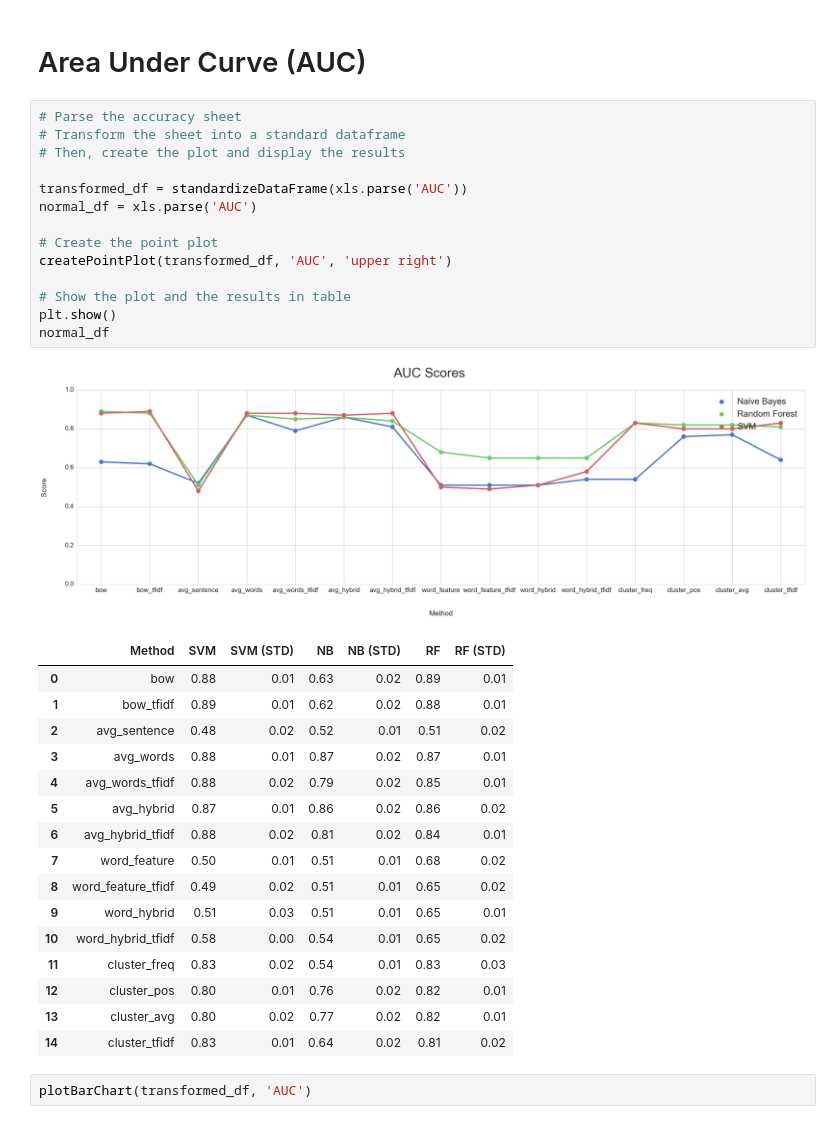
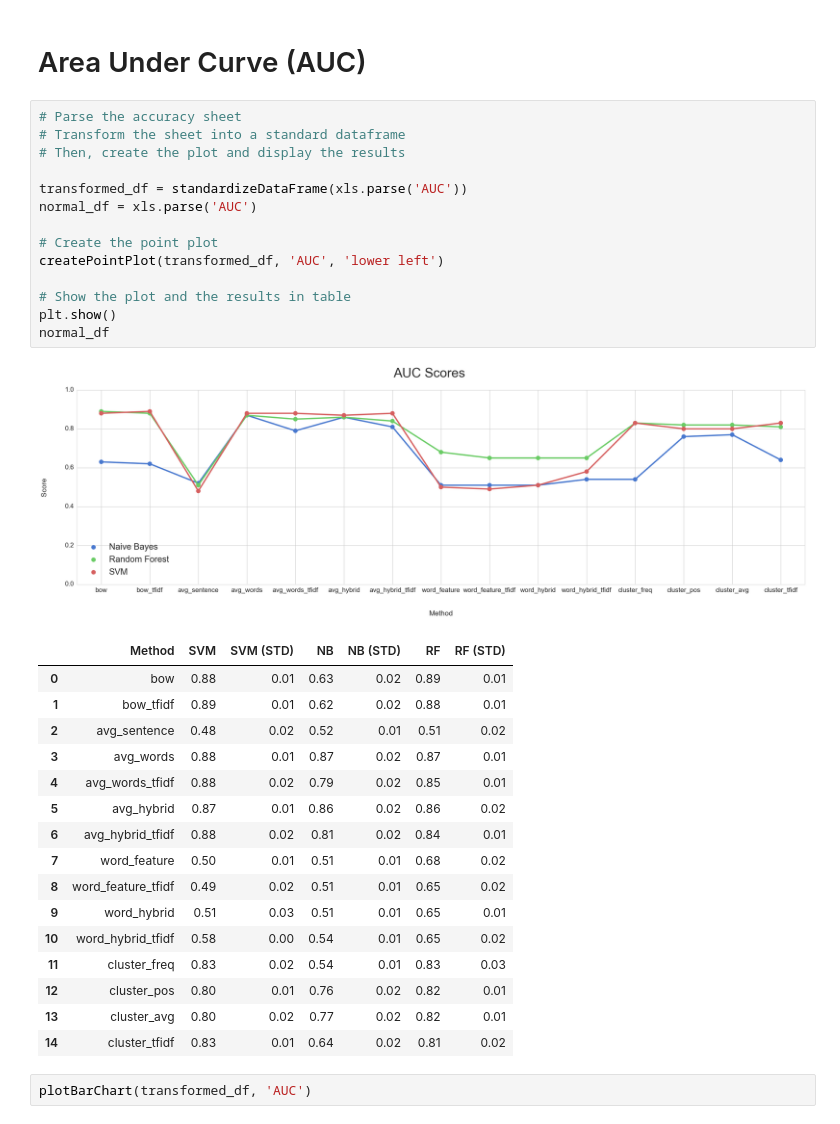
Before and after one commit to tazeek/BullyDetect, a Jupyter notebook: Python Notebooks/Results Visualisation (Imbalanced Dataset).ipynb, the cells around one changed output. Drawn from its saved outputs; the diff is of its cells as text.

Commit message:
All visualisations complete

```diff
--- a/Python Notebooks/Results Visualisation (Imbalanced Dataset).ipynb
+++ b/Python Notebooks/Results Visualisation (Imbalanced Dataset).ipynb
@@ -426,19 +426,19 @@ plotBarChart(transformed_df, 'FPR')
 # %%
 # Parse the accuracy sheet
 # Transform the sheet into a standard dataframe
 # Then, create the plot and display the results
 
 transformed_df = standardizeDataFrame(xls.parse('AUC'))
 normal_df = xls.parse('AUC')
 
 # Create the point plot
-createPointPlot(transformed_df, 'AUC', 'upper right')
+createPointPlot(transformed_df, 'AUC', 'lower left')
 
 # Show the plot and the results in table
 plt.show()
 normal_df
 # %% [output]
-[figure, old version]
+[figure, new version]
 |  | Method | SVM | SVM (STD) | NB | NB (STD) | RF | RF (STD) |
 | 0 | bow | 0.88 | 0.01 | 0.63 | 0.02 | 0.89 | 0.01 |
 | 1 | bow_tfidf | 0.89 | 0.01 | 0.62 | 0.02 | 0.88 | 0.01 |
```
Also changed, not shown: 1 other file.
